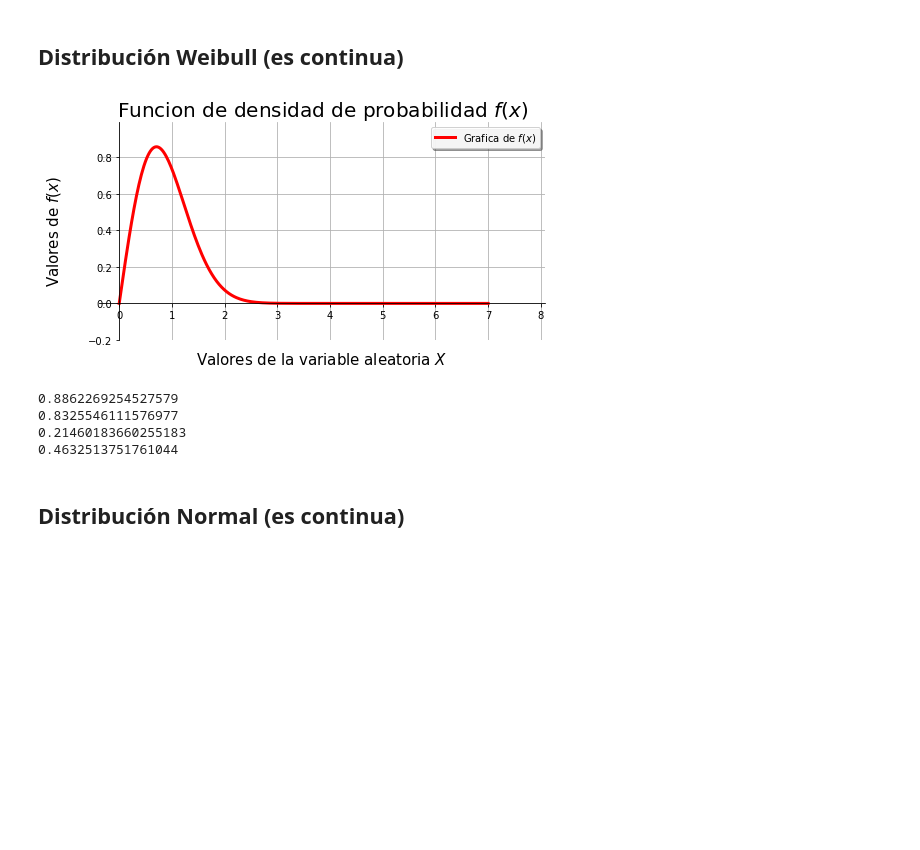
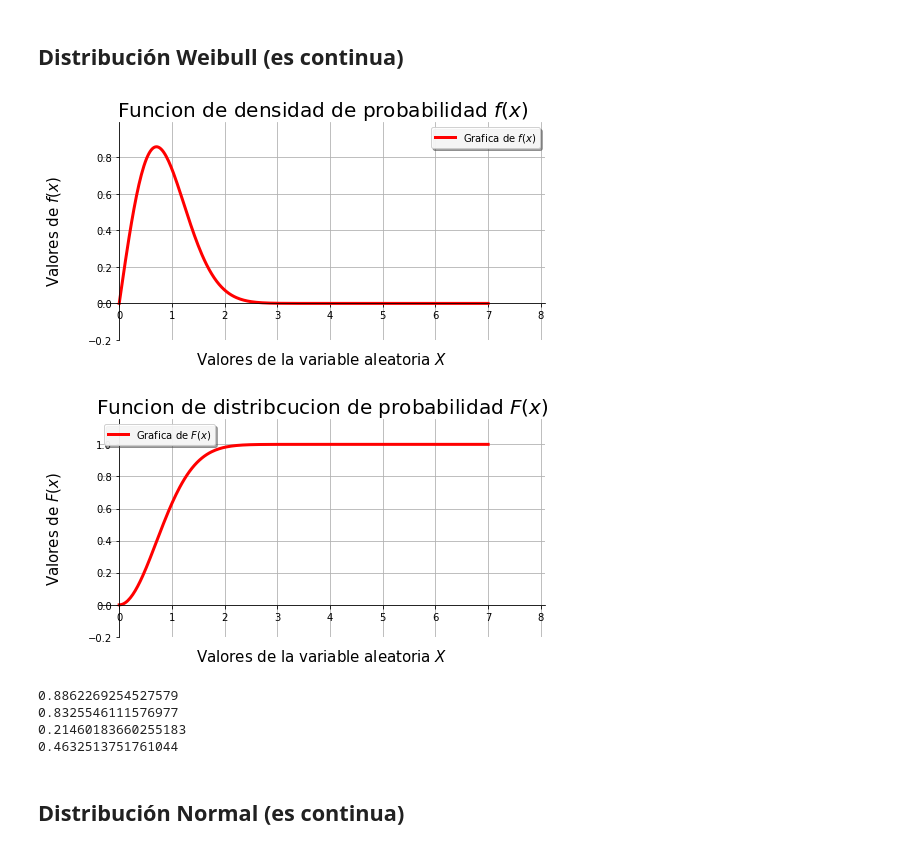
Before and after one commit to rafneta/IntroduccionProbabilidad, a Jupyter notebook: Probabilidad.ipynb, the cells around one changed output. Cells and saved outputs as stored; diff of their text form; code cells hidden in the pictures; blank space fills up the shorter version.

```diff
--- a/Probabilidad.ipynb
+++ b/Probabilidad.ipynb
@@ -553,15 +568,18 @@ print(vcgama.std())
 # %%
 #loc=0, c=alpha, scale=1/lambda
 vcWeibull = stats.weibull_min(c=2, loc=0, scale=1)
 f = vcWeibull.pdf
+F = vcWeibull.cdf
 gfdvac((0,7),f) #de acuerdo a como se programo
+gFdvac((0,7),F)
 #gFdfvac((-1,10),f)
 print(vcWeibull.mean())
 print(vcWeibull.median())
 print(vcWeibull.var())
 print(vcWeibull.std())
 # %% [output]
 [figure]
+[figure, added]
 0.8862269254527579
 0.8325546111576977
 0.21460183660255183
```
Also changed, not shown: parts of 11 cells of this notebook, 7 other files.
